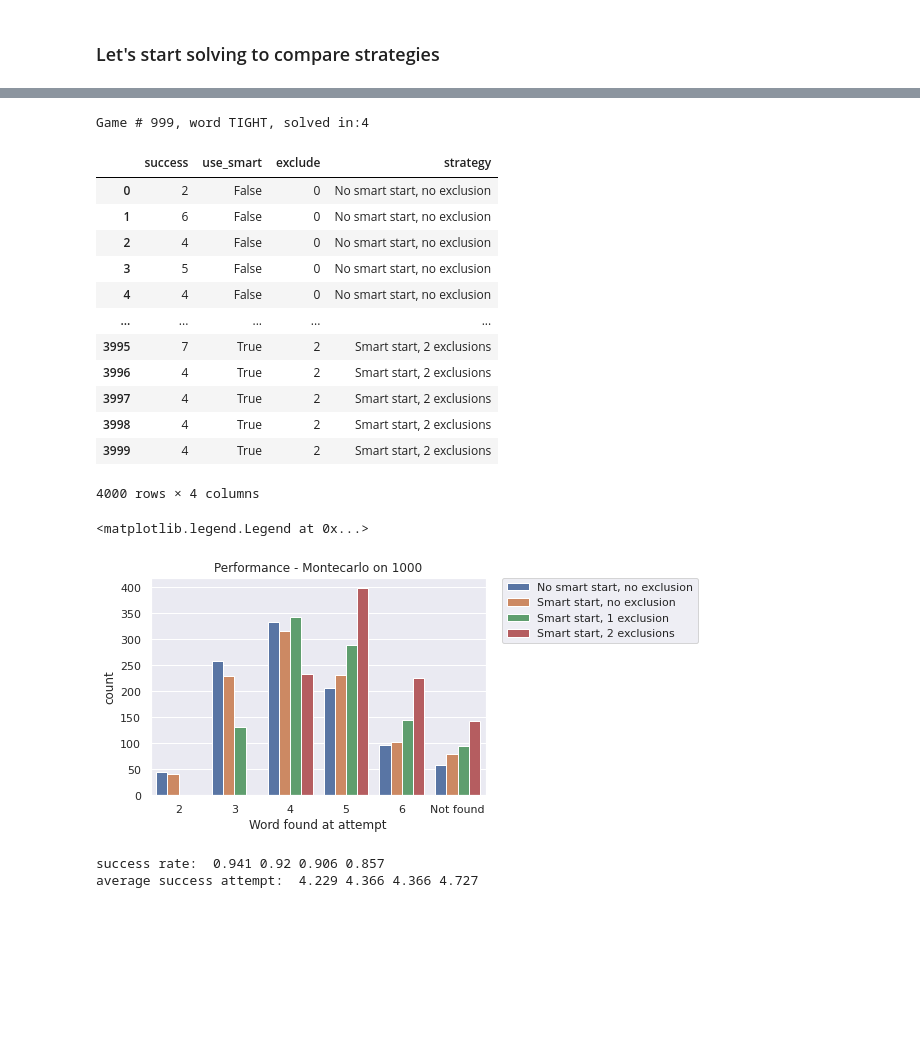
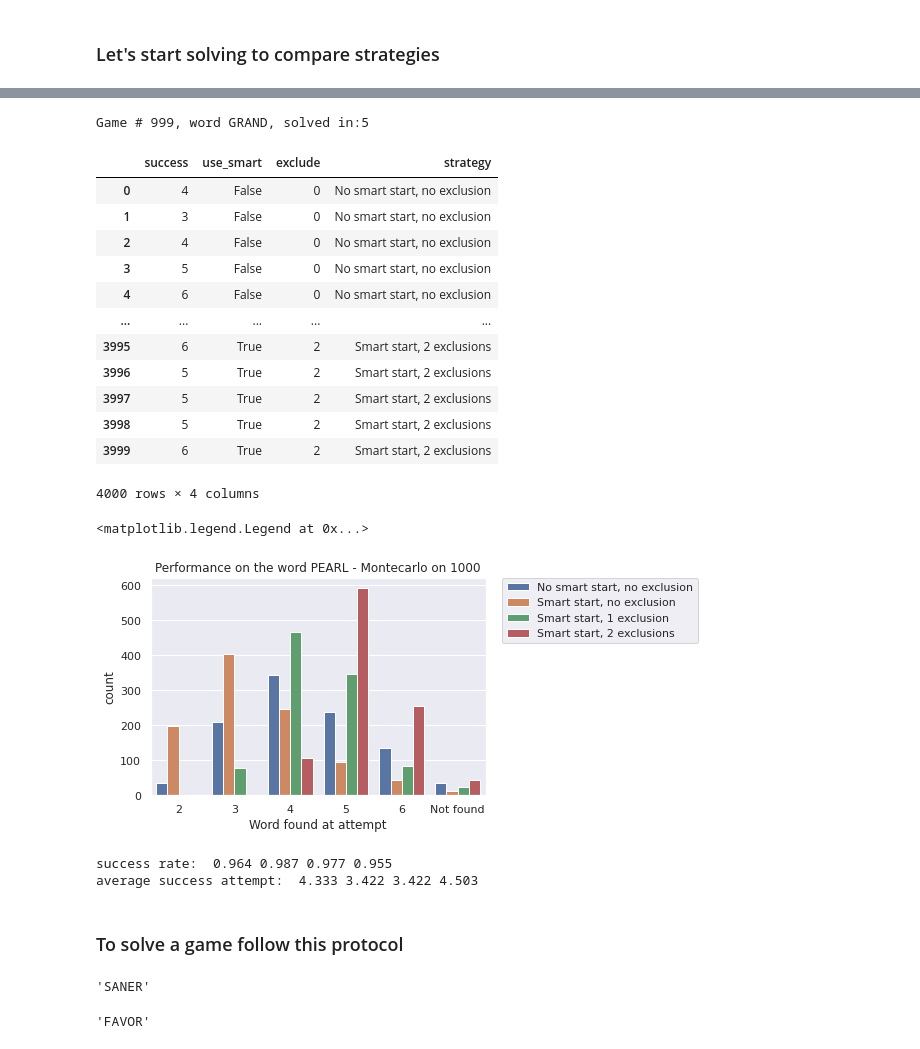
Before and after one commit to ggilestro/playground, a Jupyter notebook: wordle_strategy/wordle_notebook.ipynb, the cells around one changed output, grey strips where cells are left out. Saved outputs shown, nothing was run; the diff lists cells and outputs as text; code cells hidden in the pictures; blank space fills up the shorter version.

```diff
--- a/wordle_strategy/wordle_notebook.ipynb
+++ b/wordle_strategy/wordle_notebook.ipynb
@@ -15,5 +15,7 @@ sns.despine()
 # %% [output]
 <Figure size 432x288 with 0 Axes>
 # %%
-g = wordle_solver(dict_file = 'full_five_letters_words.txt')
+#There are multiple choices available for dictionaries
+g = wordle_solver(dict_file = 'wordle_words.txt')
+#g = wordle_solver(dict_file = 'full_five_letters_words.txt')
 # %% [output]
@@ -101,7 +100,9 @@ Game # 9999, word WRING, solved in:7
 # %%
 #do you want to try performance on today's word? If yes, put it here. Otherwise for general performance set to None
 guess_word = None
-start_with = 'ROATE'
+
+#do you want to try performance with a given starting word?
+start_with = None
 # %%
 r1 = g.solve_many(guess_word=guess_word, start_with=start_with, use_smart=False, N_GAMES=1000, exclude=0)
 # %% [output]
@@ -117,7 +118,7 @@ Game # 999, word GEARS, solved in:7
 # %%
 r4 = g.solve_many(guess_word=guess_word, start_with=start_with, use_smart=True, N_GAMES=1000, exclude=2)
 # %% [output]
-Game # 999, word TIGHT, solved in:4
+Game # 999, word GRAND, solved in:5
 # %%
 df1 = pd.DataFrame(data=r1['profile'])
 df1.index.name = 'game'
@@ -151,32 +152,46 @@ df = pd.concat([df1, df2, df3, df4], ignore_index=True)
 df
 # %% [output]
 |  | success | use_smart | exclude | strategy |
-| 0 | 2 | False | 0 | No smart start, no exclusion |
-| 1 | 6 | False | 0 | No smart start, no exclusion |
+| 0 | 4 | False | 0 | No smart start, no exclusion |
+| 1 | 3 | False | 0 | No smart start, no exclusion |
 | 2 | 4 | False | 0 | No smart start, no exclusion |
 | 3 | 5 | False | 0 | No smart start, no exclusion |
-| 4 | 4 | False | 0 | No smart start, no exclusion |
+| 4 | 6 | False | 0 | No smart start, no exclusion |
 | ... | ... | ... | ... | ... |
-| 3995 | 7 | True | 2 | Smart start, 2 exclusions |
-| 3996 | 4 | True | 2 | Smart start, 2 exclusions |
-| 3997 | 4 | True | 2 | Smart start, 2 exclusions |
-| 3998 | 4 | True | 2 | Smart start, 2 exclusions |
-| 3999 | 4 | True | 2 | Smart start, 2 exclusions |
+| 3995 | 6 | True | 2 | Smart start, 2 exclusions |
+| 3996 | 5 | True | 2 | Smart start, 2 exclusions |
+| 3997 | 5 | True | 2 | Smart start, 2 exclusions |
+| 3998 | 5 | True | 2 | Smart start, 2 exclusions |
+| 3999 | 6 | True | 2 | Smart start, 2 exclusions |
 4000 rows × 4 columns
 # %%
 p = sns.countplot(data=df, x='success', hue='strategy')
-p.set_xticklabels([ 2, 3, 4, 5, 6, 'Not found'])
+p.set_xticklabels([2, 3, 4, 5, 6, 'Not found'])
 p.set_xlabel("Word found at attempt")
-p.set_title("Performance - Montecarlo on 1000")
+p.set_title("Performance on the word PEARL - Montecarlo on 1000")
 
-# Put the legend out of the figure
+# Place the legend out of the figure
 p.legend(bbox_to_anchor=(1.05, 1), loc=2, borderaxespad=0.)
 # %% [output]
 <matplotlib.legend.Legend at 0x...>
-[figure, old version]
+[figure, new version]
 # %%
 print ('success rate: ', r1['success_rate'], r2['success_rate'], r3['success_rate'], r4['success_rate'])
 print ('average success attempt: ', np.mean( r1['profile']), np.mean( r2['profile']),np.mean( r2['profile']), np.mean( r3['profile']))
 # %% [output]
-success rate:  0.941 0.92 0.906 0.857
-average success attempt:  4.229 4.366 4.366 4.727
+success rate:  0.964 0.987 0.977 0.955
+average success attempt:  4.333 3.422 3.422 4.503
+# %% [markdown]
+### To solve a game follow this protocol
+# %%
+#start word can be totally random
+g.pick_random_word()
+
+#or from the smart set
+g.pick_smart_word()
+# %% [output]
+'SANER'
+# %%
+g.pick_random_word(has_letters="AO", hasnot_letters="UDIcstLMJ", pattern="_A_OR")
+# %% [output]
+'FAVOR'
```
Also changed, not shown: parts of 10 cells of this notebook, 1 other file.
